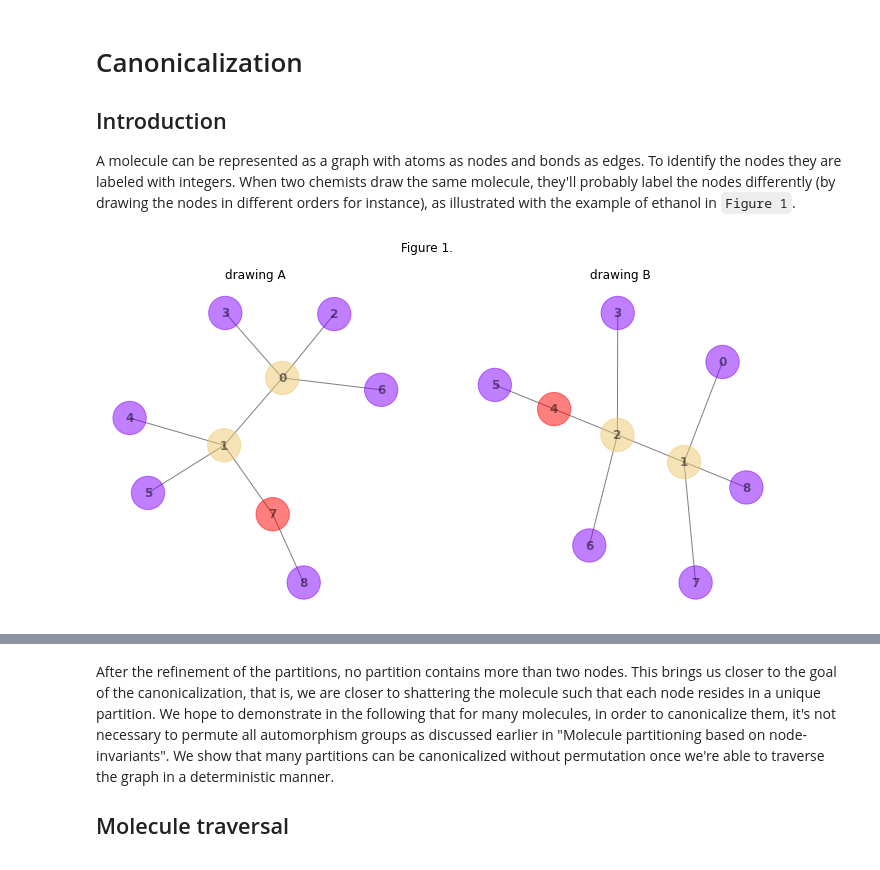
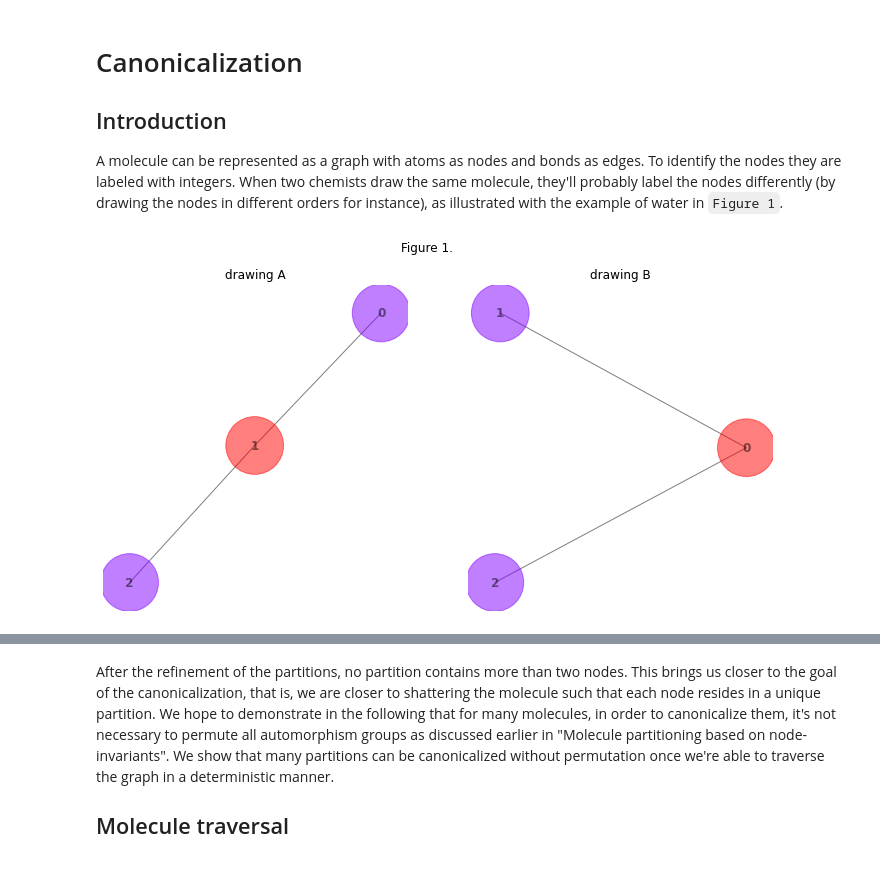
Before and after one commit to TUCAN-nest/TUCAN, a Jupyter notebook: demo_canonicalization.ipynb, the cells around one changed output, grey strips where cells are left out. Cells and saved outputs as stored; diff of their text form; code cells hidden in the pictures.

```diff
--- a/demo_canonicalization.ipynb
+++ b/demo_canonicalization.ipynb
@@ -24,12 +23,12 @@ def construct_filepath(name, testset="mol"):
 ## Introduction
 A molecule can be represented as a graph with atoms as nodes and bonds as edges.
 To identify the nodes they are labeled with integers.
-When two chemists draw the same molecule, they'll probably label the nodes differently (by drawing the nodes in different orders for instance), as illustrated with the example of ethanol in `Figure 1`.
+When two chemists draw the same molecule, they'll probably label the nodes differently (by drawing the nodes in different orders for instance), as illustrated with the example of water in `Figure 1`.
 # %%
-m = graph_from_file(construct_filepath("ethanol"))
+m = graph_from_file(construct_filepath("water"))
 m_permuted = permute_molecule(m, random_seed=.42)
 draw_molecules([m, m_permuted], ["drawing A", "drawing B"], highlight="atomic_number", title="Figure 1.")
 # %% [output]
-[figure, old version]
+[figure, new version]
 # %% [markdown]
 If both molecules were saved in a database, we'd end up with duplicate molecules,
```
Also changed, not shown: parts of 15 cells of this notebook.
